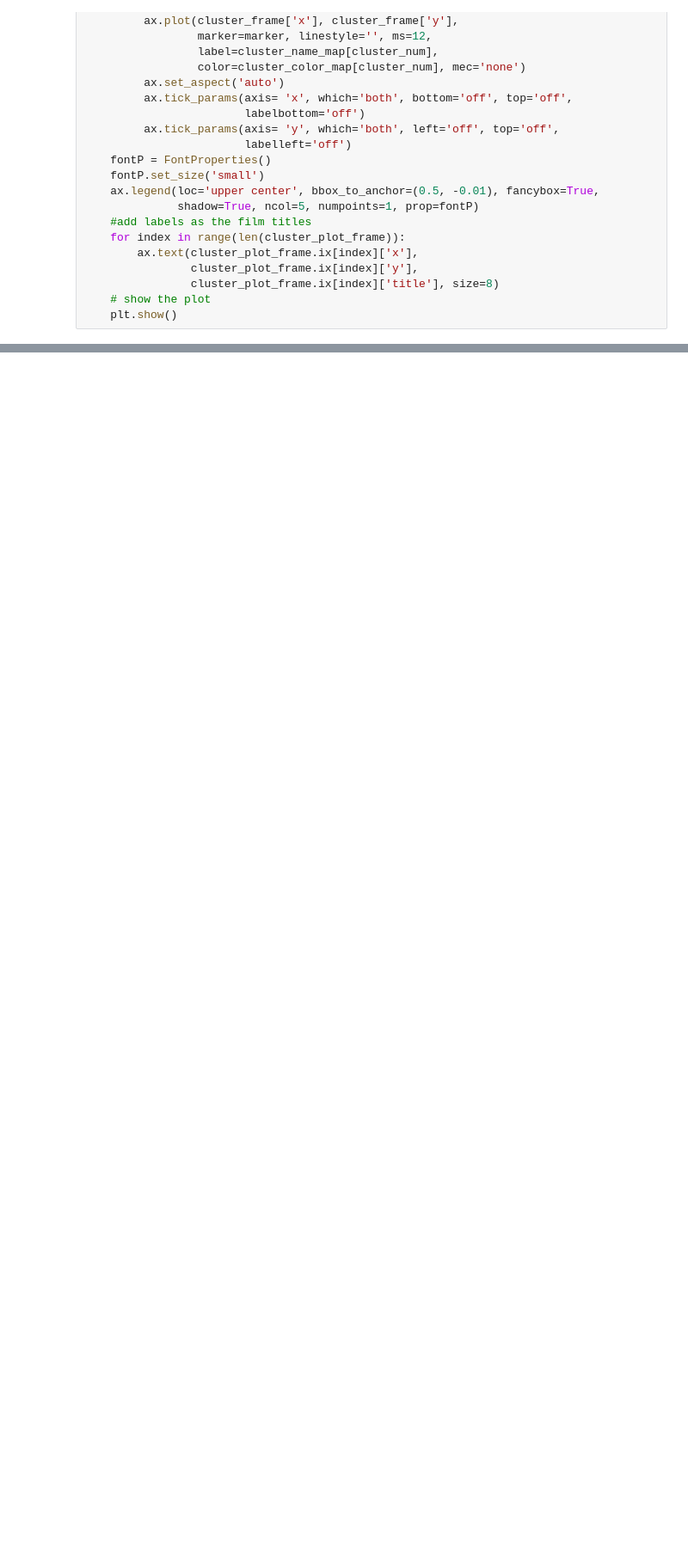
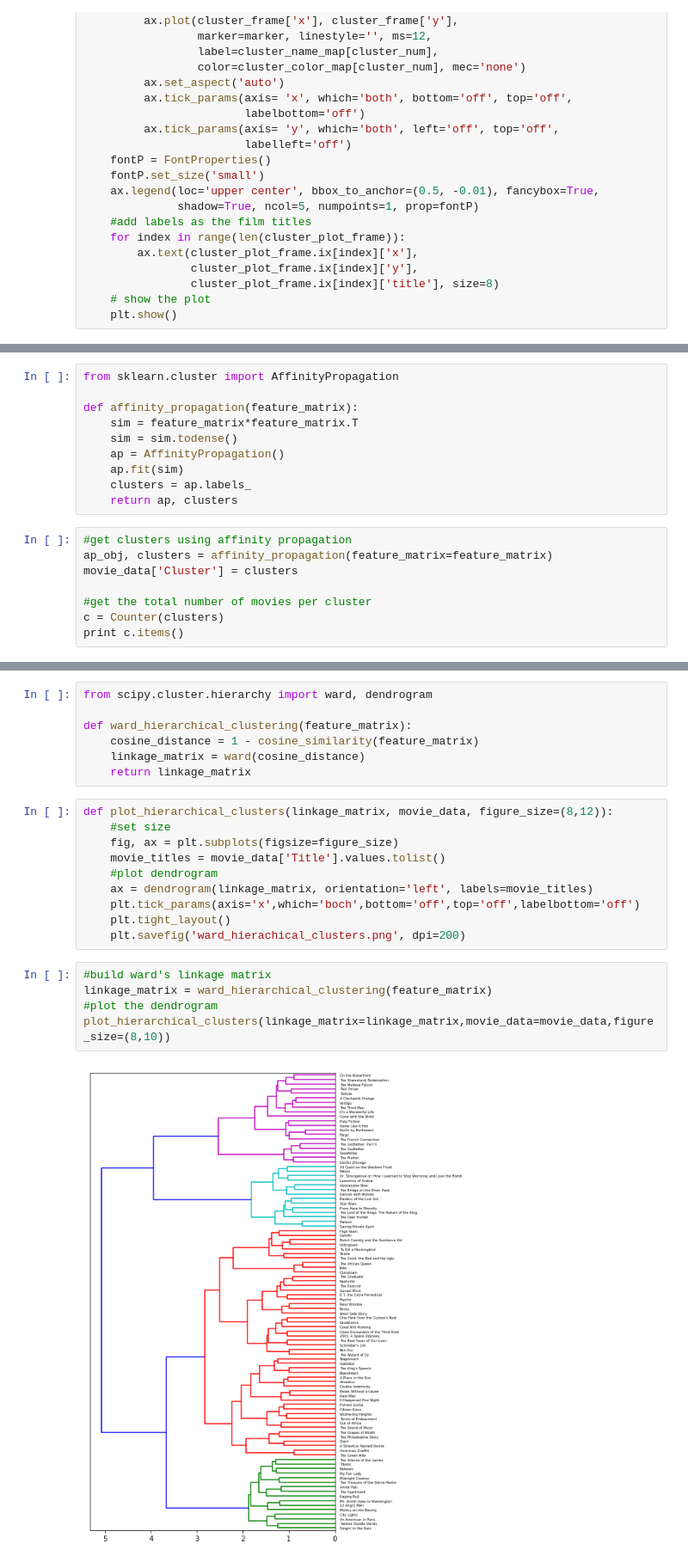
Before and after one commit to JozeeLin/text-analytics-book, a Jupyter notebook: ch06/文本相似度和聚类.ipynb, the cells around one changed output, grey strips where cells are left out. Shown at 86% size. Saved outputs shown, nothing was run; the diff lists cells and outputs as text; blank space fills up the shorter version.

```diff
--- a/ch06/文本相似度和聚类.ipynb
+++ b/ch06/文本相似度和聚类.ipynb
@@ -959,0 +967,18 @@ http://pandas.pydata.org/pandas-docs/stable/indexing.html#deprecate_ix
+# %%
+from sklearn.cluster import AffinityPropagation
+
+def affinity_propagation(feature_matrix):
+    sim = feature_matrix*feature_matrix.T
+    sim = sim.todense()
+    ap = AffinityPropagation()
+    ap.fit(sim)
+    clusters = ap.labels_
+    return ap, clusters
+# %%
+#get clusters using affinity propagation
+ap_obj, clusters = affinity_propagation(feature_matrix=feature_matrix)
+movie_data['Cluster'] = clusters
+
+#get the total number of movies per cluster
+c = Counter(clusters)
+print c.items()
@@ -959,0 +1041,24 @@ http://pandas.pydata.org/pandas-docs/stable/indexing.html#deprecate_ix
+# %%
+from scipy.cluster.hierarchy import ward, dendrogram
+
+def ward_hierarchical_clustering(feature_matrix):
+    cosine_distance = 1 - cosine_similarity(feature_matrix)
+    linkage_matrix = ward(cosine_distance)
+    return linkage_matrix
+# %%
+def plot_hierarchical_clusters(linkage_matrix, movie_data, figure_size=(8,12)):
+    #set size
+    fig, ax = plt.subplots(figsize=figure_size)
+    movie_titles = movie_data['Title'].values.tolist()
+    #plot dendrogram
+    ax = dendrogram(linkage_matrix, orientation='left', labels=movie_titles)
+    plt.tick_params(axis='x',which='boch',bottom='off',top='off',labelbottom='off')
+    plt.tight_layout()
+    plt.savefig('ward_hierachical_clusters.png', dpi=200)
+# %%
+#build ward's linkage matrix
+linkage_matrix = ward_hierarchical_clustering(feature_matrix)
+#plot the dendrogram
+plot_hierarchical_clusters(linkage_matrix=linkage_matrix,movie_data=movie_data,figure_size=(8,10))
+# %% [output]
+[figure, added]
```
Also changed, not shown: parts of 9 cells of this notebook, 1 other file.
